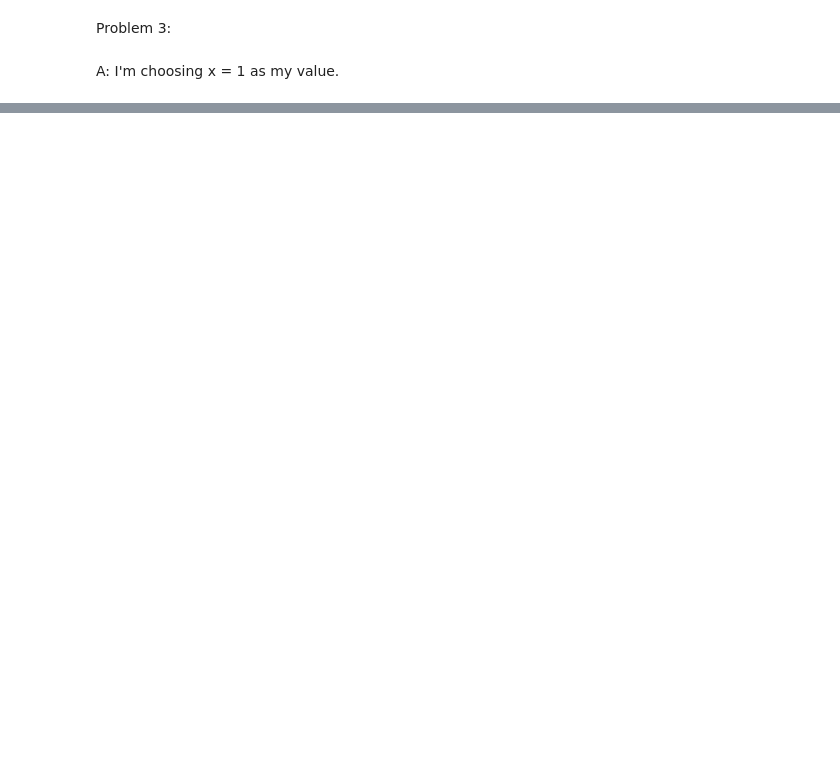
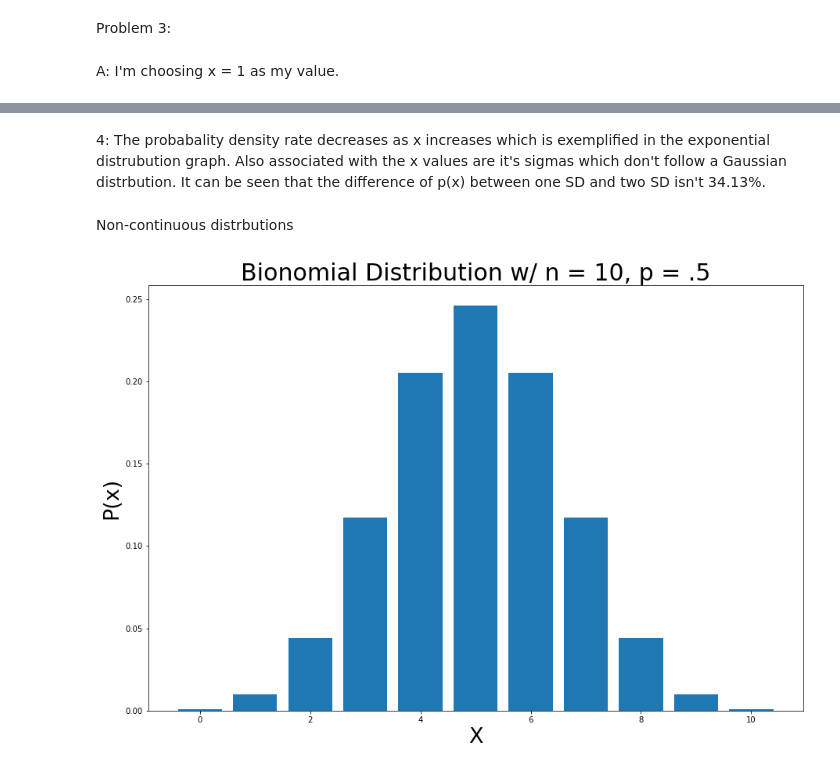
Before and after one commit to ardenchaing/Phys-434, a Jupyter notebook: Lab1.ipynb, the cells around one changed output, grey strips where cells are left out. Drawn from its saved outputs; the diff is of its cells as text; code cells hidden in the pictures; blank space fills up the shorter version.

```diff
--- a/Lab1.ipynb
+++ b/Lab1.ipynb
@@ -95,0 +126,20 @@ B: With an exponential function with values from 0-5, what is the sigma value as
+# %% [markdown]
+4: The probabality density rate decreases as x increases which is exemplified in the exponential distrubution graph. Also associated with the x values are it's sigmas which don't follow a Gaussian distrbution. It can be seen that the difference of p(x) between one SD and two SD isn't 34.13%.
+# %% [markdown]
+Non-continuous distrbutions
+# %%
+# 1A-B:
+n = 10
+p = 0.5
+# defining list of r values
+r_values = list(range(n + 1))
+# list of pmf values
+dist = [binom.pmf(r, n, p) for r in r_values ]
+# plotting the graph
+plt.bar(r_values, dist)
+plt.xlabel('X', fontsize = 27)
+plt.ylabel('P(x)', fontsize = 27)
+plt.title('Bionomial Distribution w/ n = 10, p = .5', fontsize = 30)
+plt.show()
+# %% [output]
+[figure, added]
```
Also changed, not shown: parts of 21 cells of this notebook.
